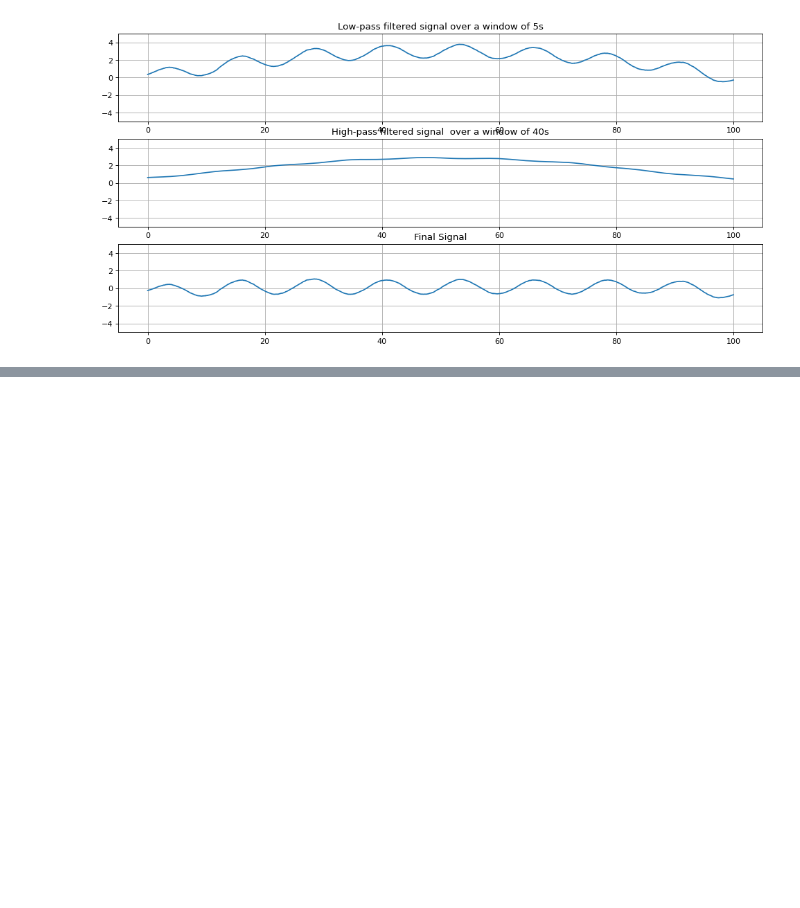
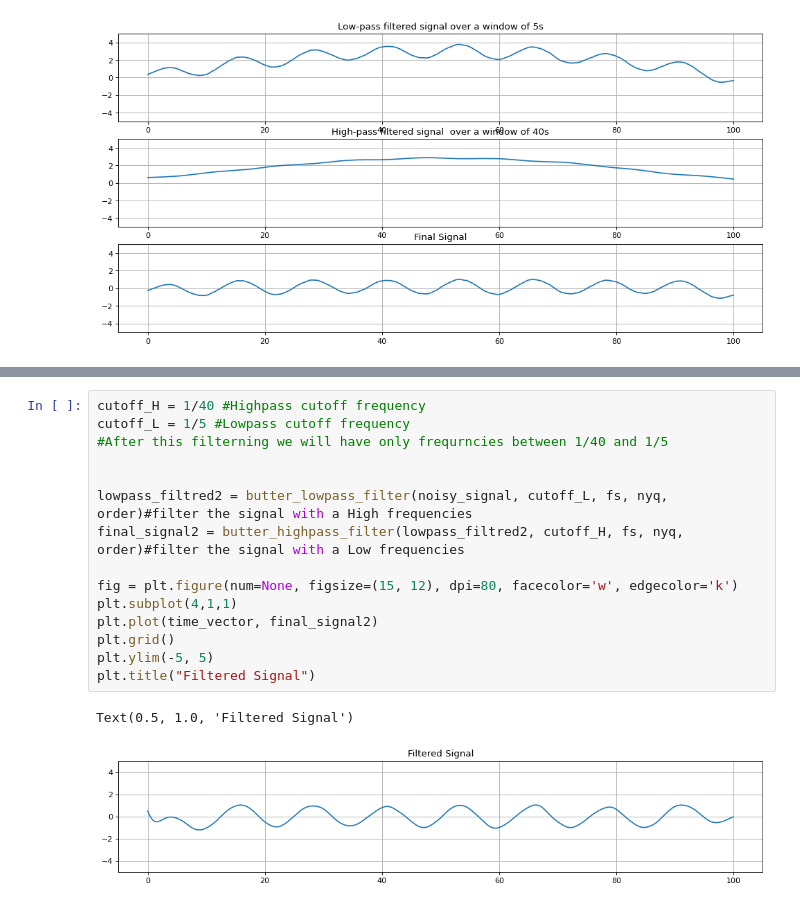
Before and after one commit to SanjayKhatiChhetri/AdvancePhysics, a Jupyter notebook: dataFilter-Assign4/data_filtering.ipynb, the cells around one changed output, grey strips where cells are left out. Cells and saved outputs as stored; diff of their text form; blank space fills up the shorter version.

```diff
--- a/dataFilter-Assign4/data_filtering.ipynb
+++ b/dataFilter-Assign4/data_filtering.ipynb
@@ -77,0 +131,18 @@ plt.show()
+# %%
+cutoff_H = 1/40 #Highpass cutoff frequency
+cutoff_L = 1/5 #Lowpass cutoff frequency
+#After this filterning we will have only frequrncies between 1/40 and 1/5
+
+
+lowpass_filtred2 = butter_lowpass_filter(noisy_signal, cutoff_L, fs, nyq, order)#filter the signal with a High frequencies
+final_signal2 = butter_highpass_filter(lowpass_filtred2, cutoff_H, fs, nyq, order)#filter the signal with a Low frequencies
+
+fig = plt.figure(num=None, figsize=(15, 12), dpi=80, facecolor='w', edgecolor='k')
+plt.subplot(4,1,1)
+plt.plot(time_vector, final_signal2)
+plt.grid()
+plt.ylim(-5, 5)
+plt.title("Filtered Signal")
+# %% [output]
+Text(0.5, 1.0, 'Filtered Signal')
+[figure, added]
```
Also changed, not shown: parts of 4 cells of this notebook, 3 other files.
